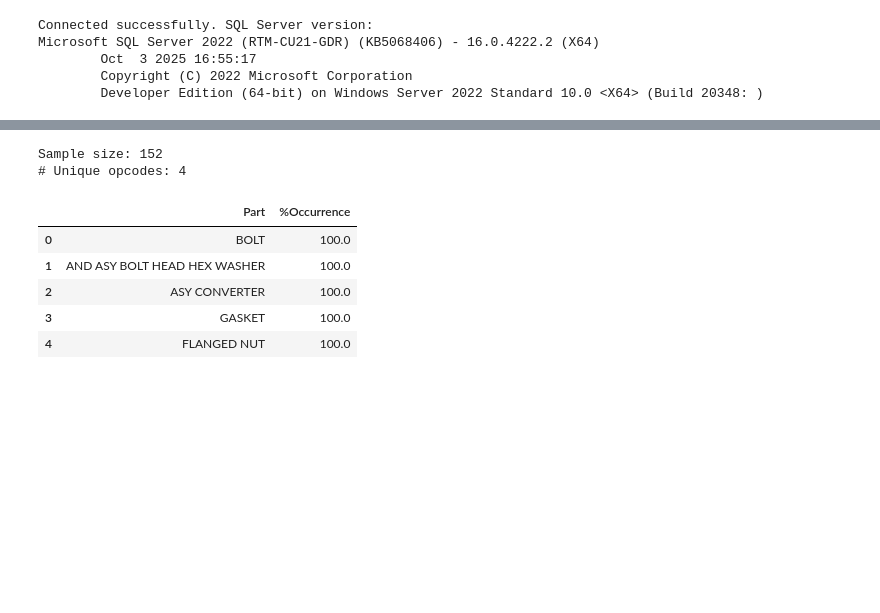
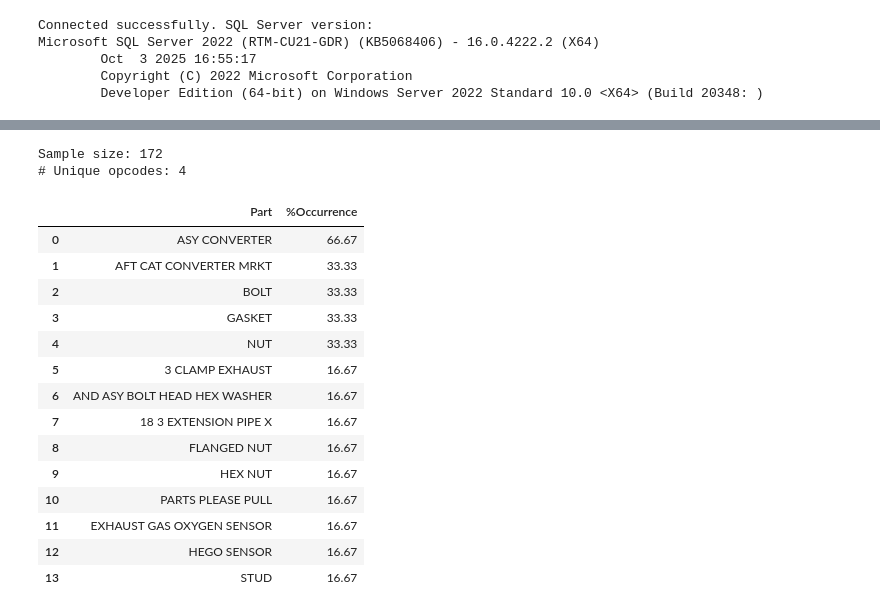
Before and after one commit to MeliPax/SPG, a Jupyter notebook: research/pull_vehicle_repair_data.ipynb, the cells around one changed output, grey strips where cells are left out. Drawn from its saved outputs; the diff is of its cells as text; code cells hidden in the pictures; blank space fills up the shorter version.

```diff
--- a/research/pull_vehicle_repair_data.ipynb
+++ b/research/pull_vehicle_repair_data.ipynb
@@ -952,16 +952,26 @@ Sample size: 26
 # %%
+
 # Repair 2 : Battery Replace
 
-search_key_words_catalytic_replace_172 = [["Catalytic Converter"], ["Replace", "Change"]]
+search_key_words_catalytic_replace_172 = [["Catalytic Converter"], []]
 # filter_rows_by_keywords(request_tbl_db_172, "fldDescription", search_key_words_battery_replace_172, False)
 
 execute_model(request_tbl_df= request_tbl_db_172, search_key_words= search_key_words_catalytic_replace_172, labour_line_df= labourline_tbl_db_172, parts_line_df= partslines_tbl_db_172, similarity_threshold=0.7, ignore_words=[" - "])
 # %% [output]
-Sample size: 152
+Sample size: 172
 # Unique opcodes: 4
 |  | Part | %Occurrence |
-| 0 | BOLT | 100.0 |
-| 1 | AND ASY BOLT HEAD HEX WASHER | 100.0 |
-| 2 | ASY CONVERTER | 100.0 |
-| 3 | GASKET | 100.0 |
-| 4 | FLANGED NUT | 100.0 |
+| 0 | ASY CONVERTER | 66.67 |
+| 1 | AFT CAT CONVERTER MRKT | 33.33 |
+| 2 | BOLT | 33.33 |
+| 3 | GASKET | 33.33 |
+| 4 | NUT | 33.33 |
+| 5 | 3 CLAMP EXHAUST | 16.67 |
+| 6 | AND ASY BOLT HEAD HEX WASHER | 16.67 |
+| 7 | 18 3 EXTENSION PIPE X | 16.67 |
+| 8 | FLANGED NUT | 16.67 |
+| 9 | HEX NUT | 16.67 |
+| 10 | PARTS PLEASE PULL | 16.67 |
+| 11 | EXHAUST GAS OXYGEN SENSOR | 16.67 |
+| 12 | HEGO SENSOR | 16.67 |
+| 13 | STUD | 16.67 |
```
Also changed, not shown: parts of 8 cells of this notebook.
